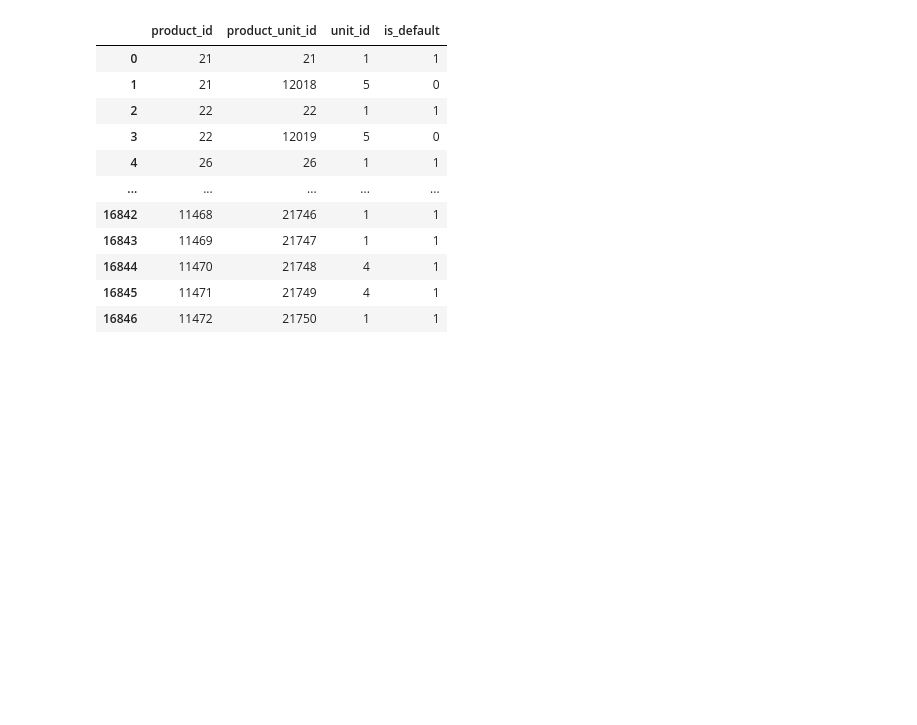
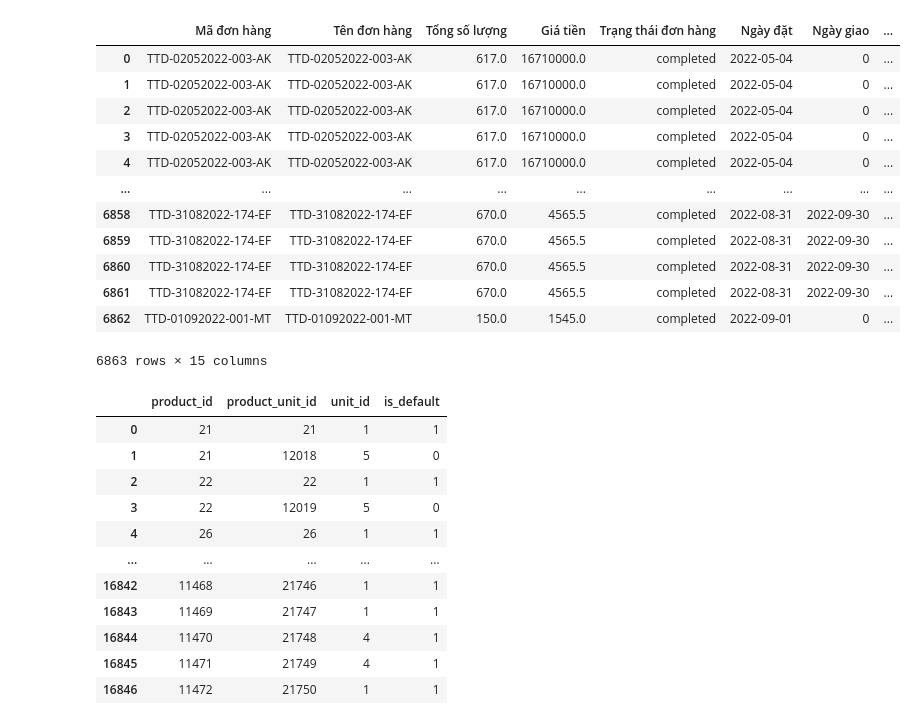
Before and after one commit to Thang1703hrsh/TMSDjango, a Jupyter notebook: temporary/get_purchase_order.ipynb, the cells around one changed output. Drawn from its saved outputs; the diff is of its cells as text; code cells hidden in the pictures; blank space fills up the shorter version.

Commit message:
purchase order

```diff
--- a/temporary/get_purchase_order.ipynb
+++ b/temporary/get_purchase_order.ipynb
@@ -7,0 +52,3 @@ now = datetime.now()
+# %%
+dfPurchaseOrderDetail = pd.read_csv('../data_csv/PurchaseOrderDetail.csv')
+dfPurchaseOrderDetail.head(2)
@@ -7,0 +59,3 @@ now = datetime.now()
+# %%
+dfPurchaseOrderDetail = dfPurchaseOrderDetail.merge(dfProductUnit[['product_id' , 'product_unit_id' , 'name_unit']])
+dfPurchaseOrderDetail.head(2)
@@ -7,0 +66,5 @@ now = datetime.now()
+# %%
+dfPurchaseOrderTotal = dfPurchaseOrder.merge(dfPurchaseOrderDetail, on = 'purchase_order_id', how = 'left').replace(np.NaN , 0)
+dfPurchaseOrderTotal.tail(10)
+dfPurchaseOrderTotal['total_price_exchange'] = dfPurchaseOrderTotal['total_price'] * dfPurchaseOrderTotal['vnd_exchange_rate']
+dfPurchaseOrderTotal[dfPurchaseOrderTotal['code'] == 'TTD-03032023-013-Bu']
@@ -7,0 +97,11 @@ now = datetime.now()
+# %%
+dfPurchaseOrderTotalFix = dfPurchaseOrderTotal.drop(columns= {'creator_id', 'purchase_order_id' , 'is_completed' , 'currency_id' , 'supplier_delivery_id', 'product_id' , 'product_unit_id' , 'is_complete'})
+
+# new_col1 = ['code','name_po' , 'total_amount' , 'total_price' ,'name_order', 'code_dept' ,  'name_dept','fullname', 'created_at', 'updated_at' , 'start_time' ,
+#       'end_time', 'min_prod_quan', 'total_prod_quan', 'code_status' , 'name_status' , 'fullname_del' , 'fullname_comp' , 'started_at_order' , 'completed_at_order']
+
+# dfPurchaseOrderTotalFix= dfPurchaseOrderTotalFix.reindex(columns=new_col1)
+
+dfPurchaseOrderTotalFix.rename(columns = { 'code': 'Mã đơn hàng', 'name_po': 'Tên đơn hàng', 'total_amount' : 'Tổng số lượng' , 'total_price': 'Giá tiền' ,'currency_code' : 'Loại tiền tệ' , 'vnd_exchange_rate' : 'Tỉ giá VND', 'total_price_exchange' : 'Tổng số tiền VND' ,'time_create' : 'Ngày đặt' , 'estimated_delivery' : 'Ngày giao',
+                                             'product_code' : 'Mã NPL' , 'name_unit' : 'Đơn vị' , 'purchase_order_quantity' : 'Số lượng NPL' , 'amount' : 'Đơn giá' , 'vnd_exchange' : 'Đơn giá VND' , 'po_status' : 'Trạng thái đơn hàng'}, inplace = True)
+dfPurchaseOrderTotalFix.tail(5)
@@ -8,3 +123,20 @@ now = datetime.now()
+# %%
+dfPurchaseOrderTotalFix.to_excel('../dataDA/get_purchase_order_currency.xlsx')
+dfPurchaseOrderTotalFix
+# %% [output]
+|  | Mã đơn hàng | Tên đơn hàng | Tổng số lượng | Giá tiền | Trạng thái đơn hàng | Ngày đặt | Ngày giao | ... |
+| 0 | TTD-02052022-003-AK | TTD-02052022-003-AK | 617.0 | 16710000.0 | completed | 2022-05-04 | 0 | ... |
+| 1 | TTD-02052022-003-AK | TTD-02052022-003-AK | 617.0 | 16710000.0 | completed | 2022-05-04 | 0 | ... |
+| 2 | TTD-02052022-003-AK | TTD-02052022-003-AK | 617.0 | 16710000.0 | completed | 2022-05-04 | 0 | ... |
+| 3 | TTD-02052022-003-AK | TTD-02052022-003-AK | 617.0 | 16710000.0 | completed | 2022-05-04 | 0 | ... |
+| 4 | TTD-02052022-003-AK | TTD-02052022-003-AK | 617.0 | 16710000.0 | completed | 2022-05-04 | 0 | ... |
+| ... | ... | ... | ... | ... | ... | ... | ... | ... |
+| 6858 | TTD-31082022-174-EF | TTD-31082022-174-EF | 670.0 | 4565.5 | completed | 2022-08-31 | 2022-09-30 | ... |
+| 6859 | TTD-31082022-174-EF | TTD-31082022-174-EF | 670.0 | 4565.5 | completed | 2022-08-31 | 2022-09-30 | ... |
+| 6860 | TTD-31082022-174-EF | TTD-31082022-174-EF | 670.0 | 4565.5 | completed | 2022-08-31 | 2022-09-30 | ... |
+| 6861 | TTD-31082022-174-EF | TTD-31082022-174-EF | 670.0 | 4565.5 | completed | 2022-08-31 | 2022-09-30 | ... |
+| 6862 | TTD-01092022-001-MT | TTD-01092022-001-MT | 150.0 | 1545.0 | completed | 2022-09-01 | 0 | ... |
+6863 rows × 15 columns
 # %%
 dfProductUnit = pd.read_csv('../data_csv/ProductUnit.csv')
 dfProductUnit.reset_index(drop = True)
```
Also changed, not shown: parts of 14 cells of this notebook, 11 other files.
